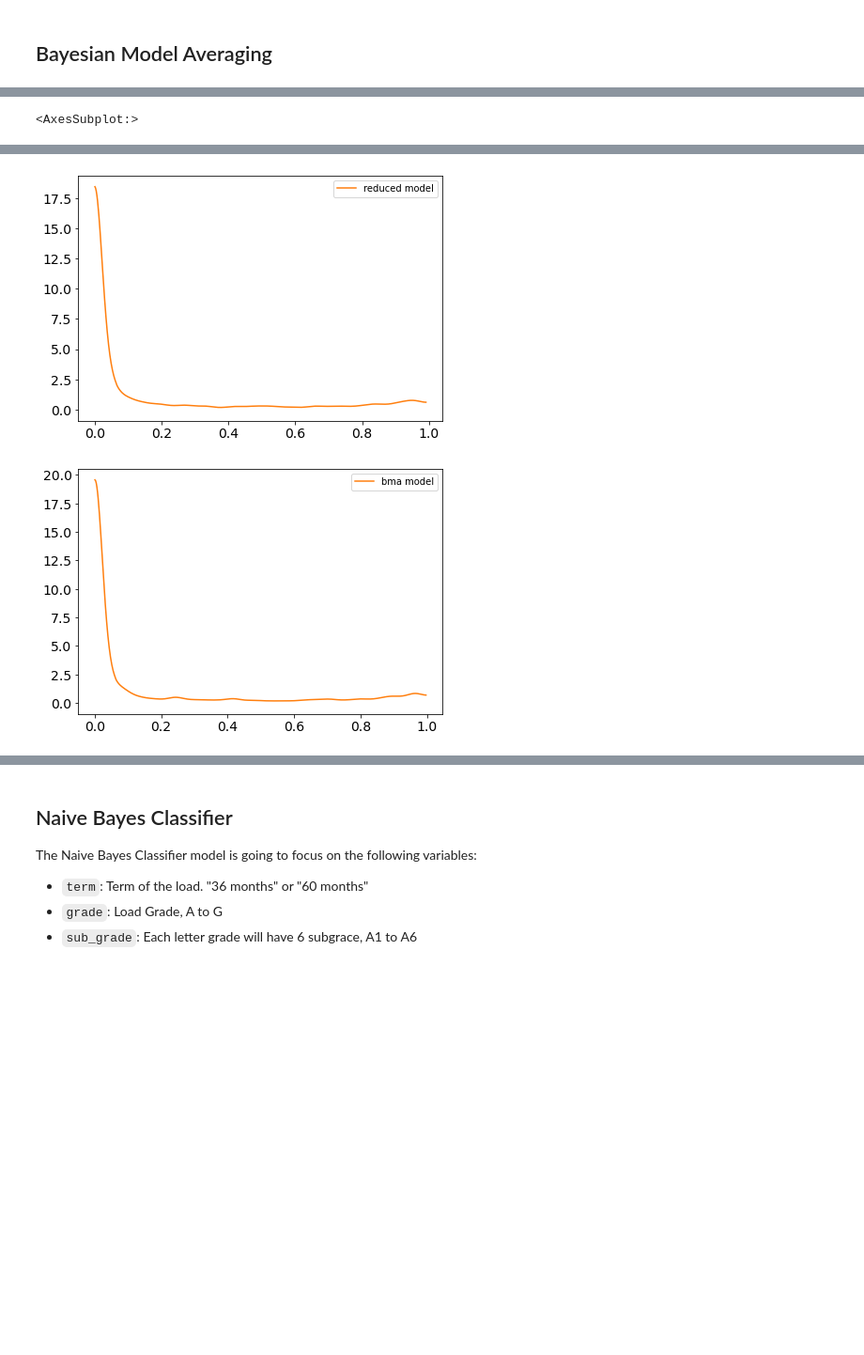
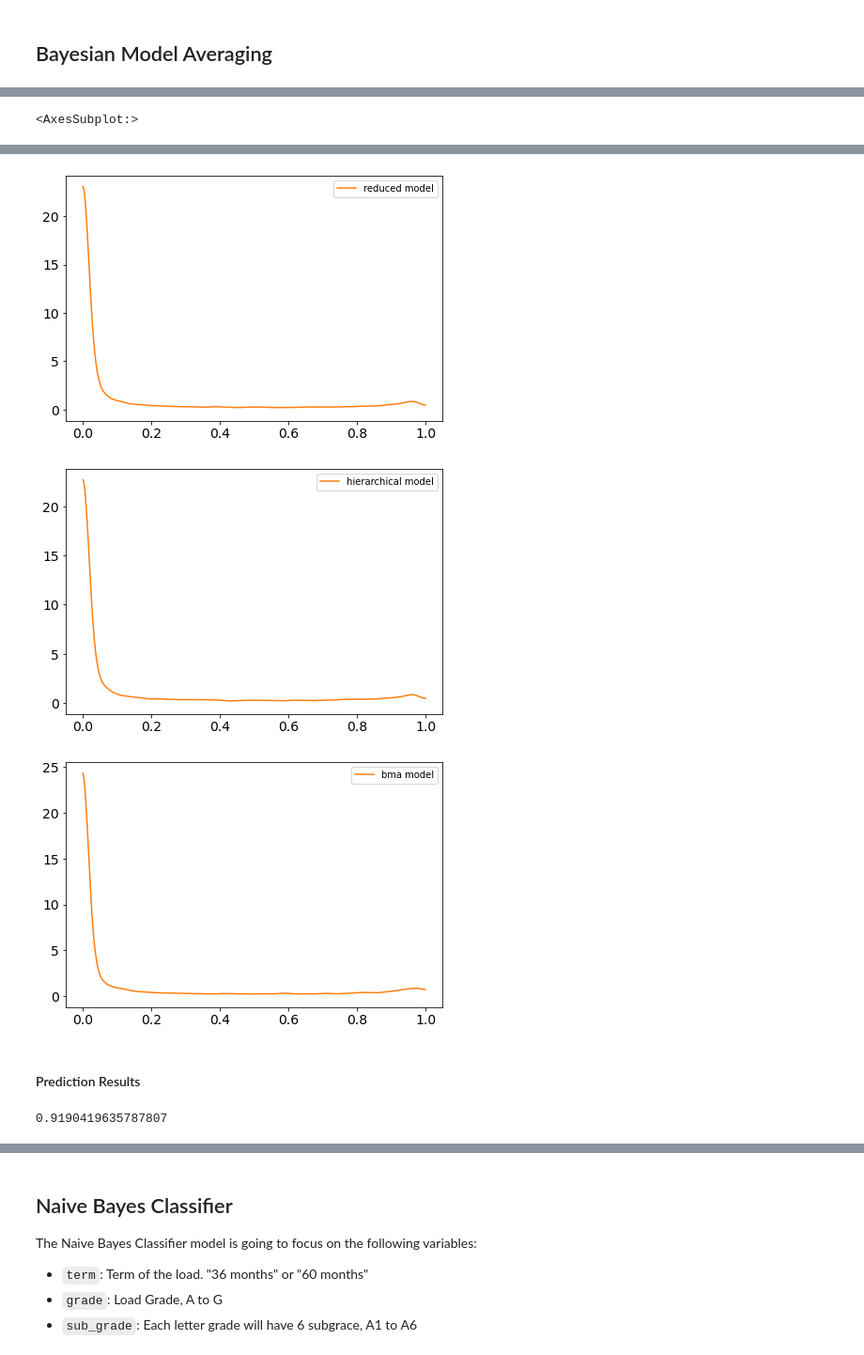
Before and after one commit to taylorrohrich/ml_final_project, a Jupyter notebook: ML_Final_Project.ipynb, the cells around one changed output, grey strips where cells are left out. Shown at 94% size. Drawn from its saved outputs; the diff is of its cells as text; code cells hidden in the pictures; blank space fills up the shorter version.

```diff
--- a/ML_Final_Project.ipynb
+++ b/ML_Final_Project.ipynb
@@ -247,0 +275,3 @@ array([[1284,   62],
+# %%
+with hierarchical_logistic_model:
+    hier_approx = pm.fit(50000, method = 'advi')
@@ -247,0 +301,22 @@ array([[1284,   62],
+# %%
+import seaborn as sns
+import matplotlib.pyplot as plt
+fig, axs = plt.subplots(ncols=6,nrows=3,figsize=(20,20))
+# Plot
+lookup = {0:'rent',1:'mortgage',2:'own'}
+hierachical_fit_trace_sample = hier_approx.sample(5000)
+params = range(num_ownership)
+parameters = ['intercept','last_fico_range_high','total_rec_prncp','num_actv_bc_tl','fico_range_high','tot_hi_cred_lim']
+indexes = [(j,i) for i in range(3) for j in range(len(parameters))]
+for i,param in enumerate(params):
+    for j,parameter in enumerate(parameters):
+        axInd = indexes[i]
+        trace_fit = hierachical_fit_trace_sample[parameter]
+        #pm.plot_posterior((np.exp(trace_sample[:,param]) / (1 + np.exp(trace_sample[:,param]))), ax=axs[axInd[0]][axInd[1]],point_estimate=None,  alpha=0.7)
+        pm.plot_posterior((np.exp(trace_fit[:,param]) / (1 + np.exp(trace_fit[:,param]))),color='red',  ax=axs[i][j],point_estimate=None,hdi_prob= 'hide', alpha=0.7)
+        axs[i][j].title.set_text(f'parameter: {parameter}\n group: {lookup[i]}')
+        #axs[i][j].set_xlim(0,1)
+        plt.suptitle("Predicted Proportion of Women Contraception use by District\nHMC sampling in blue\nVariational inference in red", fontsize=12)
+        plt.tight_layout()
+        plt.subplots_adjust(top=0.9)
+plt.show()
@@ -250,7 +341,7 @@ array([[1284,   62],
 # %%
 # Model comparisons with WAIC and weights
 
-cmp_df = az.compare({'model_full':trace_full_sample, 'model_reduced':trace_reduced_sample}, ic = 'WAIC',
+cmp_df = az.compare({'model_full':trace_full_sample, 'model_reduced':trace_reduced_sample,'model_hierarchical':hierachical_fit_trace_sample}, ic = 'WAIC',
                     method='BB-pseudo-BMA')
 # Model weights
 cmp_df
@@ -268,7 +362,8 @@ A higher log-score (or a lower deviance) indicates a model with better predictiv
 # or use the value given in the table
 w_full= cmp_df.loc['model_full','weight']
 w_reduced= cmp_df.loc['model_reduced','weight']
+w_hierarchical= cmp_df.loc['model_hierarchical','weight']
 
-weights = [w_full,w_reduced]
+weights = [w_full,w_reduced,w_hierarchical]
 # %%
 # BMA Model
@@ -291,7 +392,8 @@ y_m2 = pm.sample_posterior_predictive_w(traces = [trace_reduced_sample],
 # %%
 az.plot_kde(trace_full_sample['theta'].mean(axis=0), plot_kwargs={'color': 'C1'}, label='full model',)
 az.plot_kde(trace_reduced_sample['theta'].mean(axis=0), plot_kwargs={'color': 'C1'}, label='reduced model',)
-theta_bma = trace_full_sample['theta'].mean(axis=0)*weights[0]+ trace_reduced_sample['theta'].mean(axis=0)*weights[1]
+az.plot_kde(hierachical_fit_trace_sample['theta'].mean(axis=0), plot_kwargs={'color': 'C1'}, label='hierarchical model',)
+theta_bma = trace_full_sample['theta'].mean(axis=0)*weights[0]+ trace_reduced_sample['theta'].mean(axis=0)*weights[1] + hierachical_fit_trace_sample['theta'].mean(axis=0)*weights[2]
 az.plot_kde(theta_bma, plot_kwargs={'color': 'C1'}, label='bma model',)
 # %% [output]
 <AxesSubplot:>
@@ -299,2 +401,12 @@ az.plot_kde(theta_bma, plot_kwargs={'color': 'C1'}, label='bma model',)
-[figure, old version]
+[figure, new version]
-[figure, old version]
+[figure, new version]
+[figure, added]
+# %% [markdown]
+#### Prediction Results
+# %%
+soft_classification = theta_bma
+hard_classification = np.array(list(map(lambda x: 1 if x >= .5 else 0,soft_classification)))
+n = len(hard_classification)
+np.sum(hard_classification == data_selected['loan_status']) /n
+# %% [output]
+0.9190419635787807
```
Also changed, not shown: parts of 46 cells of this notebook, 2 other files.
